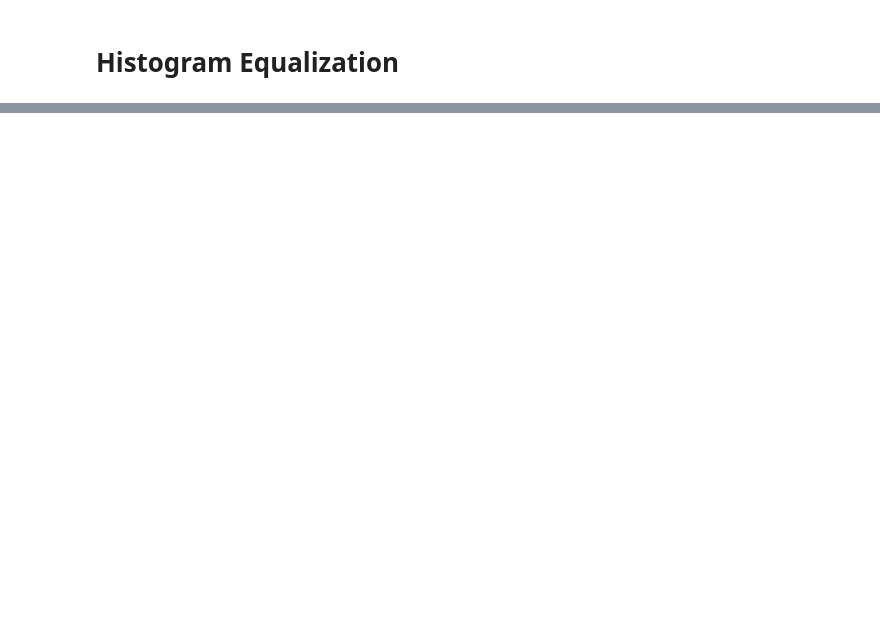
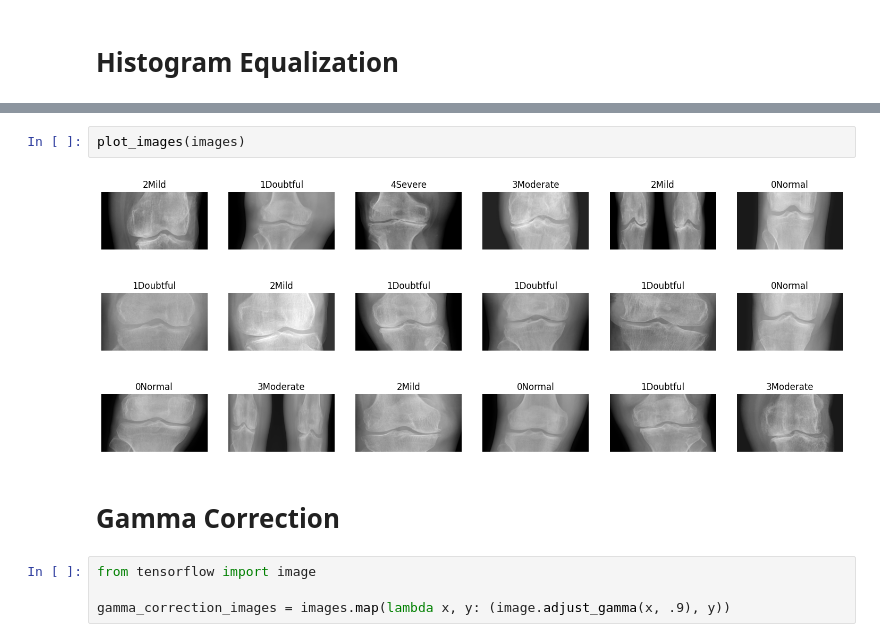
Before and after one commit to ssabrut/knee-arthritis-detection, a Jupyter notebook: Annotated_Dataset_for_Knee_Arthritis_Detection.ipynb, the cells around one changed output, grey strips where cells are left out. Cells and saved outputs as stored; diff of their text form; blank space fills up the shorter version.

Commit message:
Add gamma correction thresholding

```diff
--- a/Annotated_Dataset_for_Knee_Arthritis_Detection.ipynb
+++ b/Annotated_Dataset_for_Knee_Arthritis_Detection.ipynb
@@ -116,0 +93,10 @@ plot_images(he_images)
+# %%
+plot_images(images)
+# %% [output]
+[figure, added]
+# %% [markdown]
+# Gamma Correction
+# %%
+from tensorflow import image
+
+gamma_correction_images = images.map(lambda x, y: (image.adjust_gamma(x, .9), y))
```
Also changed, not shown: parts of 10 cells of this notebook.
